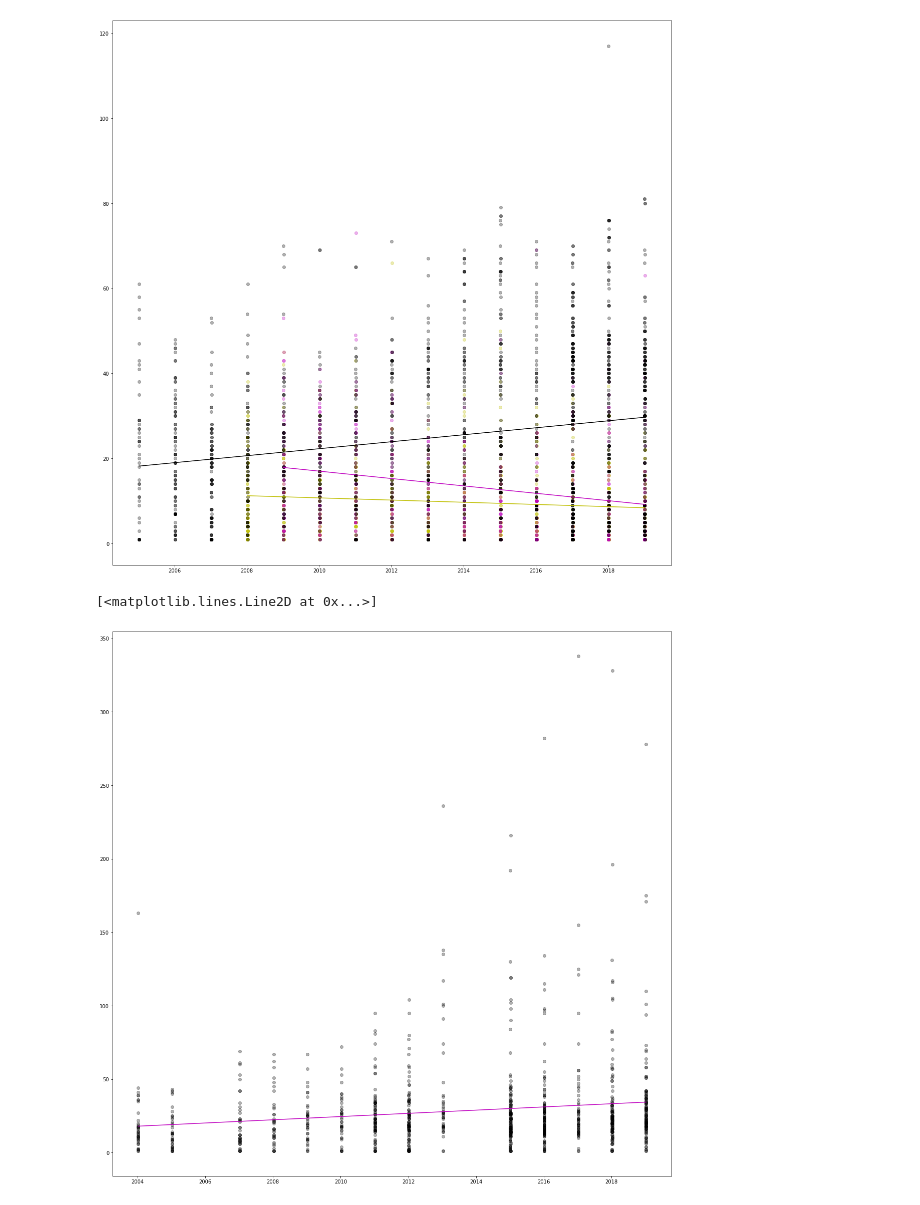
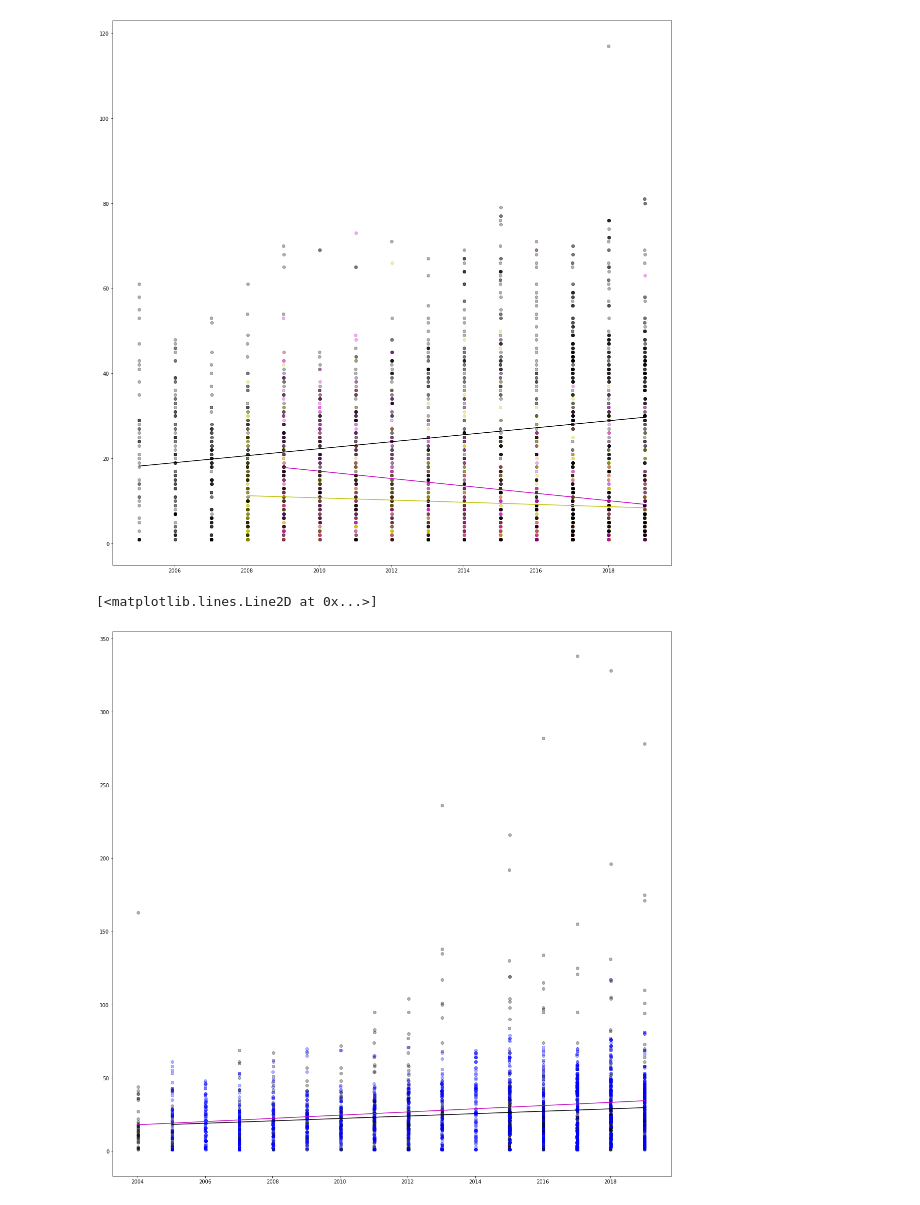
Before and after one commit to Tcbowen/CSE-184, a Jupyter notebook: Data_Terry.ipynb, the cells around one changed output. Drawn from its saved outputs; the diff is of its cells as text; code cells hidden in the pictures.

```diff
--- a/Data_Terry.ipynb
+++ b/Data_Terry.ipynb
@@ -26,8 +27,27 @@ df_harvey = pd.read_csv(harveymud_files)
 
 panoma_files = open('./184_project/Pomona_files.csv')
 df_panoma = pd.read_csv(panoma_files)
+
+rice_files = open('./184_project/RICE/RICE files.csv')
+df_rice = pd.read_csv(rice_files)
 # %%
 #Goes through all the schools and cleans up the term to season + year
+# %%
+real_cols = ['num_people_enrolled', 'total_class_size', 'class_num', 'term', 'professor']
+df_rice.columns = real_cols
+df_rice
+for row_num,i in enumerate(df_rice.iloc[:,3]):
+    term_split = i.split('2')
+    if term_split[0] == 'FALL':
+        term_split[0] = 'Fall'
+        term_split[1] = '2' + term_split[1]
+    elif term_split[0] == 'SPRING':
+        term_split[0] = 'Spring'
+        term_split[1] = '2' + term_split[1]
+    if len(term_split) == 3:
+        term_split = [term_split[0], term_split[1] + '2']
+    season_year = term_split[0] + ' ' + term_split[1]
+    df_rice.at[row_num, 'term'] = season_year.upper()
 # %%
 for row_num, i in enumerate(df_harvey.iloc[:,3]):
     term_split = i.split(' ')
@@ -186,6 +216,7 @@ df_sdsu['term_num'] = df_sdsu['term'].apply(term_to_num)
 df_harvey['term_num'] = df_harvey['term'].apply(term_to_num)
 df_panoma['term_num'] = df_panoma['term'].apply(term_to_num)
 df_sfsu['term_num'] = df_sfsu['term'].apply(term_to_num)
+df_rice['term_num'] = df_rice['term'].apply(term_to_num)
 
 df_ucsc = df_ucsc.sort_values(by = ['term_num'])
 df_uci = df_uci.sort_values(by = ['term_num'])
@@ -193,6 +224,7 @@ df_chico = df_chico.sort_values(by = ['term_num'])
 df_sdsu = df_sdsu.sort_values(by = ['term_num'])
 df_harvey = df_harvey.sort_values(by = ['term_num'])
 df_sfsu = df_sfsu.sort_values(by=['term_num'])
+df_rice = df_sfsu.sort_values(by=['term_num'])
 # %%
 fig, axes = plt.subplots(1,1, figsize=(20,20))
 
@@ -233,14 +262,19 @@ plt.plot(df_sfsu['term_num'], p(df_sfsu['term_num']), 'k-')
 # %%
 fig, axes = plt.subplots(1,1, figsize=(20,20))
 
 axes.scatter(df_harvey['term_num'], df_harvey['num_people_enrolled'], alpha = .3, color = 'k')
+axes.scatter(df_rice['term_num'], df_rice['num_people_enrolled'], alpha = .3, color = 'b')
 
 z = np.polyfit(df_harvey['term_num'], df_harvey['num_people_enrolled'], 1)
 p = np.poly1d(z)
 plt.plot(df_harvey['term_num'], p(df_harvey['term_num']), 'm-')
+
+z = np.polyfit(df_rice['term_num'], df_rice['num_people_enrolled'], 1)
+p = np.poly1d(z)
+plt.plot(df_rice['term_num'], p(df_rice['term_num']), 'k-')
 # %% [output]
 [<matplotlib.lines.Line2D at 0x...>]
-[figure, old version]
+[figure, new version]
 # %%
 def find_popular_class(self):
     unique_classes = {}
```
Also changed, not shown: parts of 5 cells of this notebook, 1 other file.
